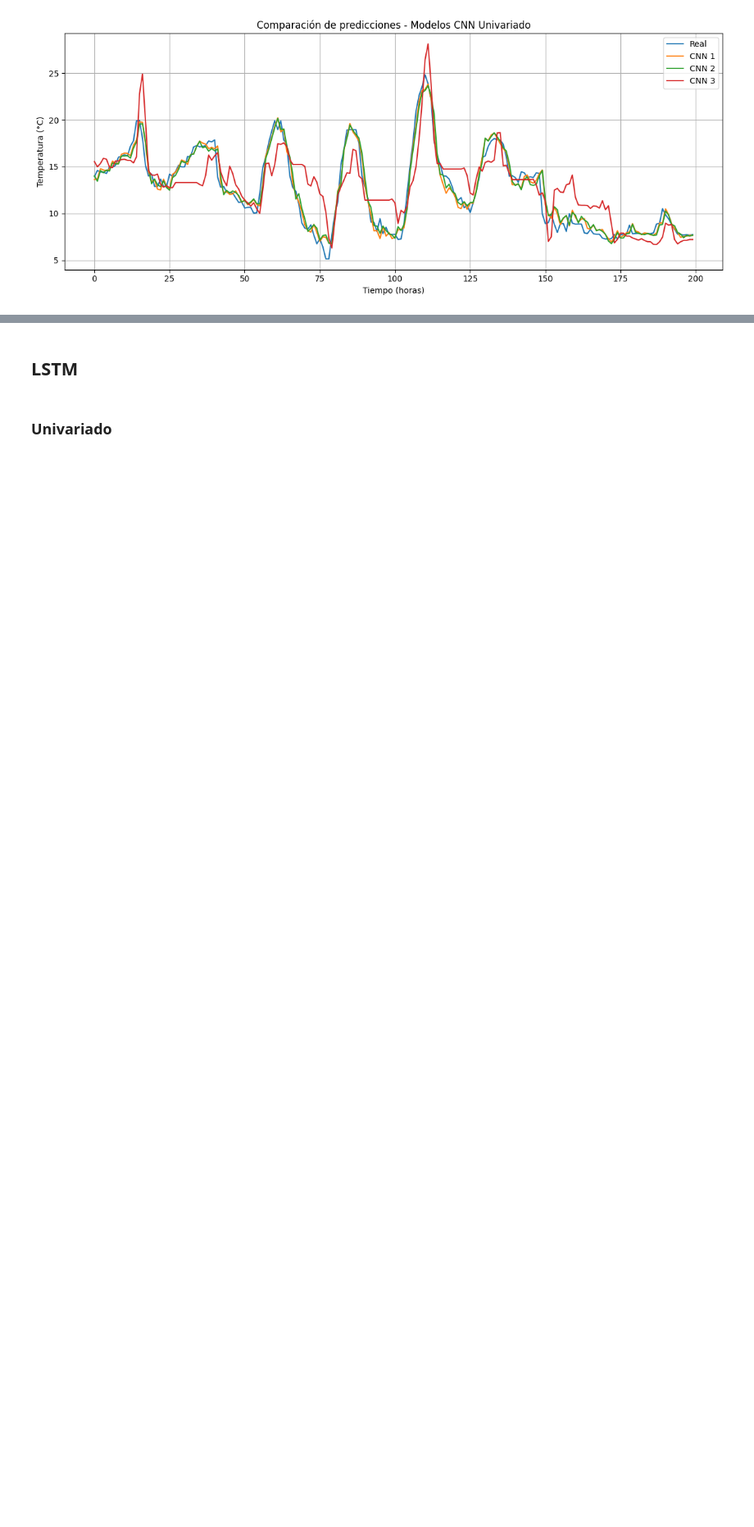
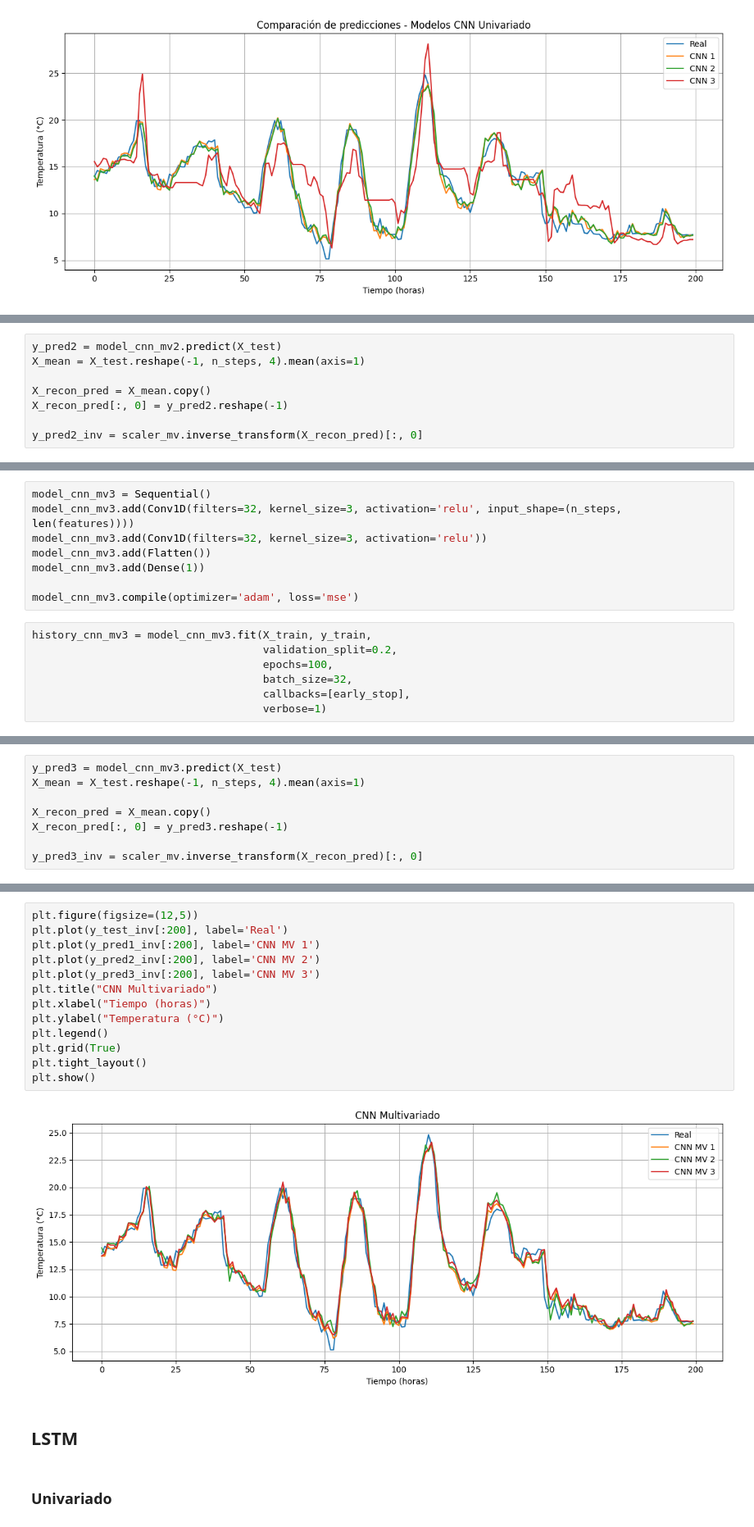
Before and after one commit to Pacolaz/Proyecto_MPST, a Jupyter notebook: Proyecto.ipynb, the cells around one changed output, grey strips where cells are left out. Shown at 82% size. Cells and saved outputs as stored; diff of their text form; blank space fills up the shorter version.

```diff
--- a/Proyecto.ipynb
+++ b/Proyecto.ipynb
@@ -627,0 +914,8 @@ plt.show()
+# %%
+y_pred2 = model_cnn_mv2.predict(X_test)
+X_mean = X_test.reshape(-1, n_steps, 4).mean(axis=1)
+
+X_recon_pred = X_mean.copy()
+X_recon_pred[:, 0] = y_pred2.reshape(-1)
+
+y_pred2_inv = scaler_mv.inverse_transform(X_recon_pred)[:, 0]
@@ -627,0 +931,15 @@ plt.show()
+# %%
+model_cnn_mv3 = Sequential()
+model_cnn_mv3.add(Conv1D(filters=32, kernel_size=3, activation='relu', input_shape=(n_steps, len(features))))
+model_cnn_mv3.add(Conv1D(filters=32, kernel_size=3, activation='relu'))
+model_cnn_mv3.add(Flatten())
+model_cnn_mv3.add(Dense(1))
+
+model_cnn_mv3.compile(optimizer='adam', loss='mse')
+# %%
+history_cnn_mv3 = model_cnn_mv3.fit(X_train, y_train,
+                                    validation_split=0.2,
+                                    epochs=100,
+                                    batch_size=32,
+                                    callbacks=[early_stop],
+                                    verbose=1)
@@ -627,0 +964,8 @@ plt.show()
+# %%
+y_pred3 = model_cnn_mv3.predict(X_test)
+X_mean = X_test.reshape(-1, n_steps, 4).mean(axis=1)
+
+X_recon_pred = X_mean.copy()
+X_recon_pred[:, 0] = y_pred3.reshape(-1)
+
+y_pred3_inv = scaler_mv.inverse_transform(X_recon_pred)[:, 0]
@@ -628,3 +988,18 @@ plt.show()
+# %%
+plt.figure(figsize=(12,5))
+plt.plot(y_test_inv[:200], label='Real')
+plt.plot(y_pred1_inv[:200], label='CNN MV 1')
+plt.plot(y_pred2_inv[:200], label='CNN MV 2')
+plt.plot(y_pred3_inv[:200], label='CNN MV 3')
+plt.title("CNN Multivariado")
+plt.xlabel("Tiempo (horas)")
+plt.ylabel("Temperatura (°C)")
+plt.legend()
+plt.grid(True)
+plt.tight_layout()
+plt.show()
+# %% [output]
+[figure, added]
 # %% [markdown]
 ## LSTM
 # %% [markdown]
```
Also changed, not shown: parts of 91 cells of this notebook.
